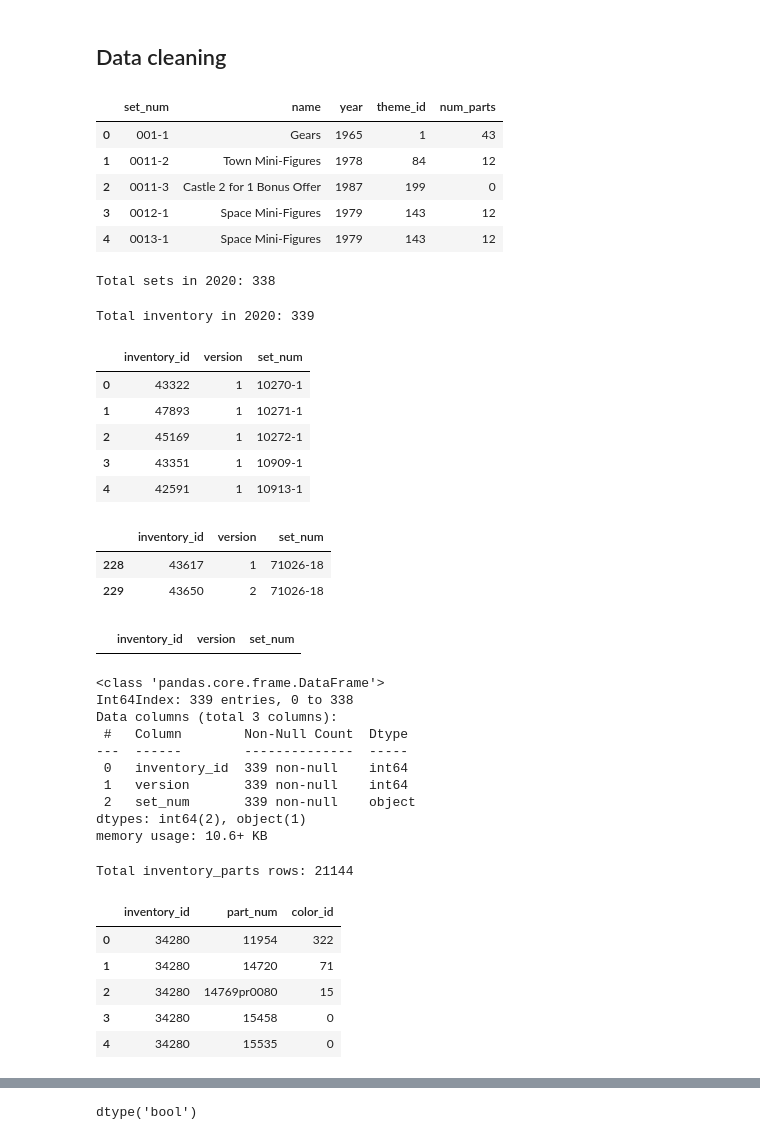
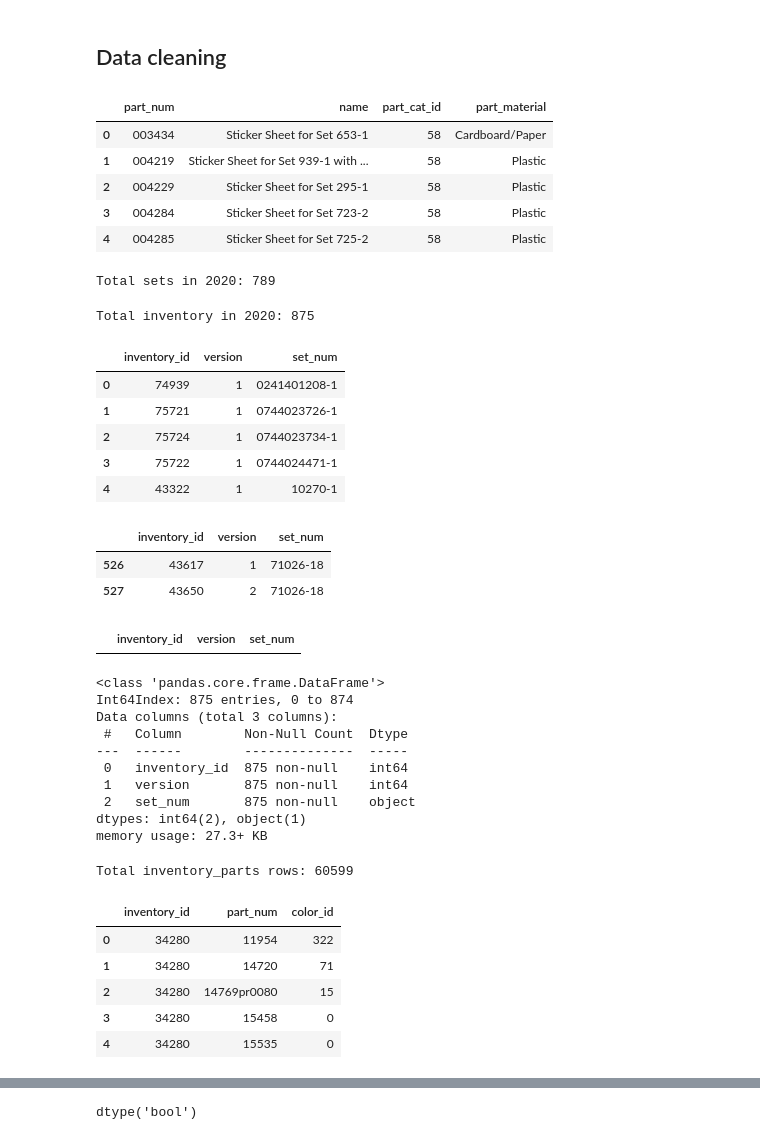
Before and after one commit to Supasyl/ETL_project, a Jupyter notebook: ETL_Pandas.ipynb, the cells around one changed output, grey strips where cells are left out. Drawn from its saved outputs; the diff is of its cells as text; code cells hidden in the pictures.

Commit message:
resource change

```diff
--- a/ETL_Pandas.ipynb
+++ b/ETL_Pandas.ipynb
@@ -6,33 +6,33 @@ from sqlalchemy import create_engine
 ## Data cleaning
 # %%
 # Loading all csv files into dataframes
-sets_df = pd.read_csv("Resources/sets.csv")
-parts_df = pd.read_csv("Resources/parts.csv")
-colors_df = pd.read_csv("Resources/colors.csv")
-themes_df = pd.read_csv("Resources/themes.csv")
-elements_df = pd.read_csv("Resources/elements.csv")
-inventories_df = pd.read_csv("Resources/inventories.csv")
-inv_sets_df = pd.read_csv("Resources/inventory_sets.csv")
-inv_parts_df = pd.read_csv("Resources/inventory_parts.csv")
-category_df = pd.read_csv("Resources/part_categories.csv")
-minifigs_df = pd.read_csv("Resources/minifigs.csv")
-inv_minifigs_df = pd.read_csv("Resources/inventory_minifigs.csv")
+sets_df = pd.read_csv("RebrickableCSVs/sets.csv")
+parts_df = pd.read_csv("RebrickableCSVs/parts.csv")
+colors_df = pd.read_csv("RebrickableCSVs/colors.csv")
+themes_df = pd.read_csv("RebrickableCSVs/themes.csv")
+elements_df = pd.read_csv("RebrickableCSVs/elements.csv")
+inventories_df = pd.read_csv("RebrickableCSVs/inventories.csv")
+inv_sets_df = pd.read_csv("RebrickableCSVs/inventory_sets.csv")
+inv_parts_df = pd.read_csv("RebrickableCSVs/inventory_parts.csv")
+category_df = pd.read_csv("RebrickableCSVs/part_categories.csv")
+minifigs_df = pd.read_csv("RebrickableCSVs/minifigs.csv")
+inv_minifigs_df = pd.read_csv("RebrickableCSVs/inventory_minifigs.csv")
 
 sets_df.head()
 # %% [output]
-|  | set_num | name | year | theme_id | num_parts |
-| 0 | 001-1 | Gears | 1965 | 1 | 43 |
-| 1 | 0011-2 | Town Mini-Figures | 1978 | 84 | 12 |
-| 2 | 0011-3 | Castle 2 for 1 Bonus Offer | 1987 | 199 | 0 |
-| 3 | 0012-1 | Space Mini-Figures | 1979 | 143 | 12 |
-| 4 | 0013-1 | Space Mini-Figures | 1979 | 143 | 12 |
+|  | part_num | name | part_cat_id | part_material |
+| 0 | 003434 | Sticker Sheet for Set 653-1 | 58 | Cardboard/Paper |
+| 1 | 004219 | Sticker Sheet for Set 939-1 with ... | 58 | Plastic |
+| 2 | 004229 | Sticker Sheet for Set 295-1 | 58 | Plastic |
+| 3 | 004284 | Sticker Sheet for Set 723-2 | 58 | Plastic |
+| 4 | 004285 | Sticker Sheet for Set 725-2 | 58 | Plastic |
 # %%
 # Extracting only 2020 sets
 sets_df = sets_df.loc[sets_df['year']==2020]
 sets_df.drop('year', axis=1, inplace=True)
 print(f"Total sets in 2020: {len(sets_df.index)}")
 # %% [output]
-Total sets in 2020: 338
+Total sets in 2020: 789
 # %%
 # Extracting inventories with sets in year 2020
 temp_df = pd.merge(sets_df, inventories_df, how='inner', on='set_num')
@@ -41,20 +41,20 @@ inventories_df = inventories_df.rename(columns={'id':'inventory_id'})
 print(f"Total inventory in 2020: {len(inventories_df.index)}")
 inventories_df.head()
 # %% [output]
-Total inventory in 2020: 339
+Total inventory in 2020: 875
 |  | inventory_id | version | set_num |
-| 0 | 43322 | 1 | 10270-1 |
-| 1 | 47893 | 1 | 10271-1 |
-| 2 | 45169 | 1 | 10272-1 |
-| 3 | 43351 | 1 | 10909-1 |
-| 4 | 42591 | 1 | 10913-1 |
+| 0 | 74939 | 1 | 0241401208-1 |
+| 1 | 75721 | 1 | 0744023726-1 |
+| 2 | 75724 | 1 | 0744023734-1 |
+| 3 | 75722 | 1 | 0744024471-1 |
+| 4 | 43322 | 1 | 10270-1 |
 # %%
 # Checking the row with same set_num
 inventories_df.loc[inventories_df['set_num']=='71026-18']
 # %% [output]
 |  | inventory_id | version | set_num |
-| 228 | 43617 | 1 | 71026-18 |
-| 229 | 43650 | 2 | 71026-18 |
+| 526 | 43617 | 1 | 71026-18 |
+| 527 | 43650 | 2 | 71026-18 |
 # %%
 # Checking for duplicate rows
 inventories_df.loc[inventories_df.duplicated(keep='first') == True]
@@ -64,15 +64,15 @@ inventories_df.loc[inventories_df.duplicated(keep='first') == True]
 inventories_df.info()
 # %% [output]
 <class 'pandas.core.frame.DataFrame'>
-Int64Index: 339 entries, 0 to 338
+Int64Index: 875 entries, 0 to 874
 Data columns (total 3 columns):
  #   Column        Non-Null Count  Dtype
 ---  ------        --------------  -----
- 0   inventory_id  339 non-null    int64
- 1   version       339 non-null    int64
- 2   set_num       339 non-null    object
+ 0   inventory_id  875 non-null    int64
+ 1   version       875 non-null    int64
+ 2   set_num       875 non-null    object
 dtypes: int64(2), object(1)
-memory usage: 10.6+ KB
+memory usage: 27.3+ KB
 # %%
 # Extracting inventory_parts with sets in year 2020
 temp_df = pd.merge(inv_parts_df, inventories_df, how='inner', on='inventory_id')
@@ -80,7 +80,7 @@ inv_parts_df = temp_df[['inventory_id','part_num','color_id']]
 print(f"Total inventory_parts rows: {len(inv_parts_df.index)}")
 inv_parts_df.head()
 # %% [output]
-Total inventory_parts rows: 21144
+Total inventory_parts rows: 60599
 |  | inventory_id | part_num | color_id |
 | 0 | 34280 | 11954 | 322 |
 | 1 | 34280 | 14720 | 71 |
```
Also changed, not shown: parts of 26 cells of this notebook.
